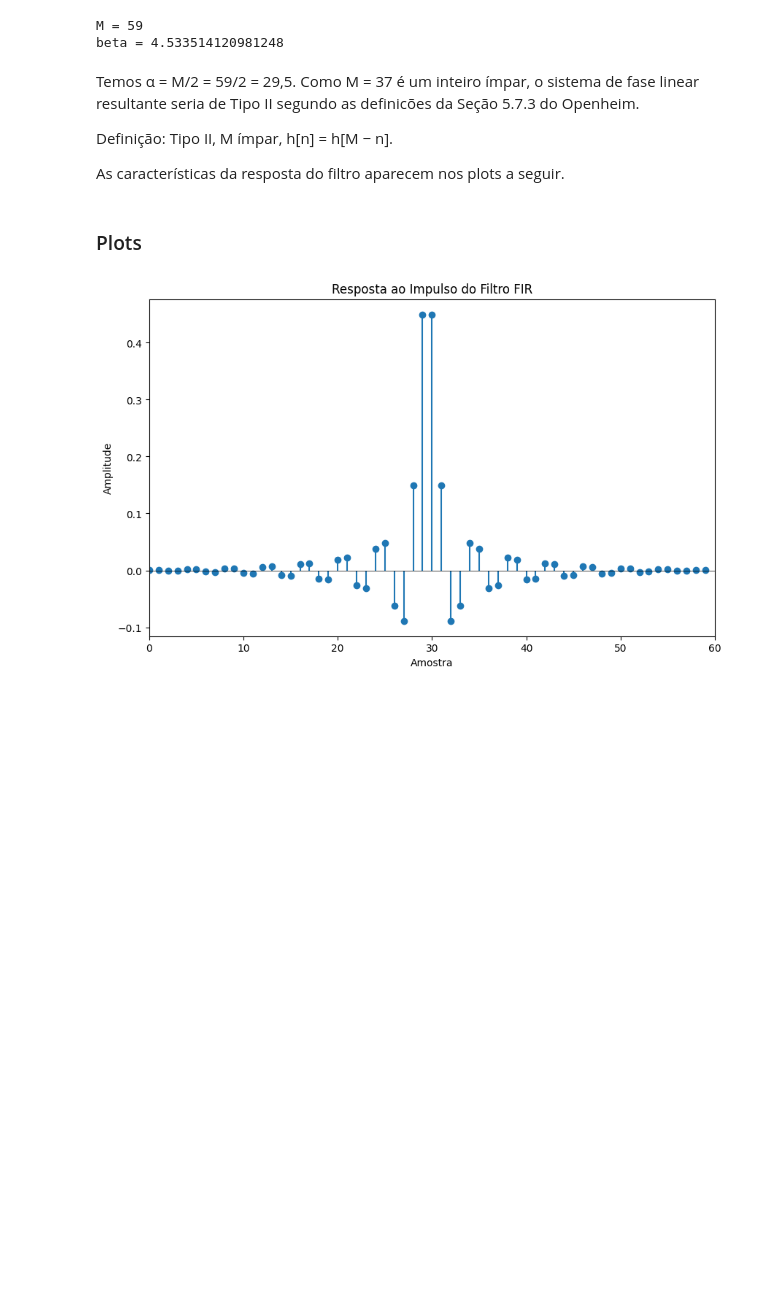
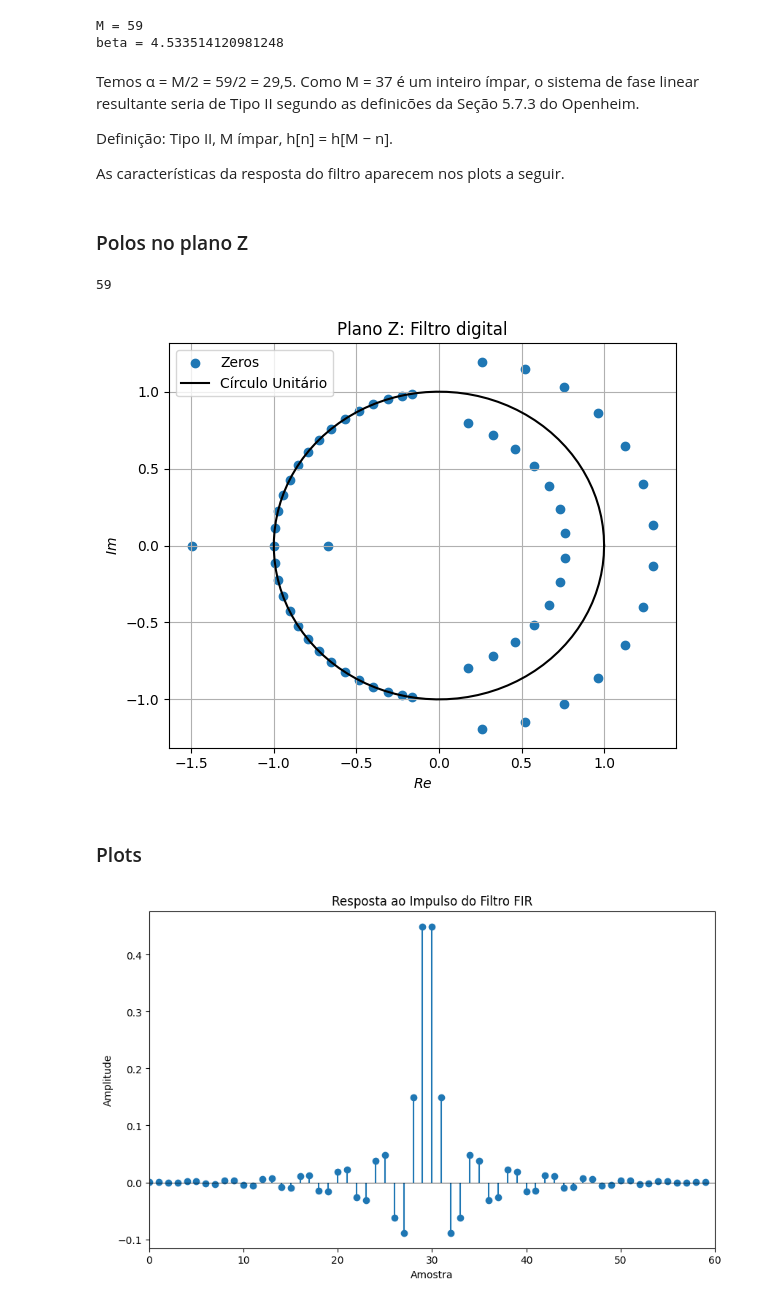
Before and after one commit to IvonLuiz/FIR_Filter_WindowMethod, a Jupyter notebook: notebook/FIR.ipynb, the cells around one changed output. Saved outputs shown, nothing was run; the diff lists cells and outputs as text; code cells hidden in the pictures; blank space fills up the shorter version.

Commit message:
group delay new and Z poles plot

```diff
--- a/notebook/FIR.ipynb
+++ b/notebook/FIR.ipynb
@@ -143,6 +143,28 @@ Definição:
 Tipo II, M ímpar, h[n] = h[M − n].
 
 As características da resposta do filtro aparecem nos plots a seguir.
+# %% [markdown]
+### Polos no plano Z
+# %%
+zeros = np.roots(filter_h)
+len(zeros)
+# %% [output]
+59
+# %%
+# Plot dos zeros e polos do filtro digital
+plt.figure(figsize=(6, 5))
+plt.title('Plano Z: Filtro digital')
+plt.scatter(np.real(zeros), np.imag(zeros), marker='o', color='tab:blue', label='Zeros')
+plt.plot(np.cos(np.linspace(0, 2 * np.pi, 100)), np.sin(np.linspace(0, 2 * np.pi, 100)), color='black', linestyle='-', label='Círculo Unitário')
+plt.xlabel('$Re$')
+plt.ylabel('$Im$')
+plt.legend()
+plt.grid(True)
+
+plt.tight_layout()
+plt.show()
+# %% [output]
+[figure, added]
 # %% [markdown]
 ### Plots
 # %%
```
Also changed, not shown: parts of 16 cells of this notebook.
